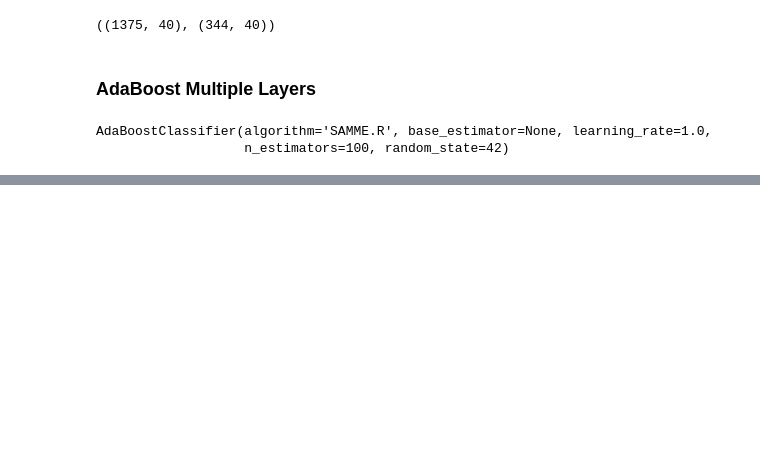
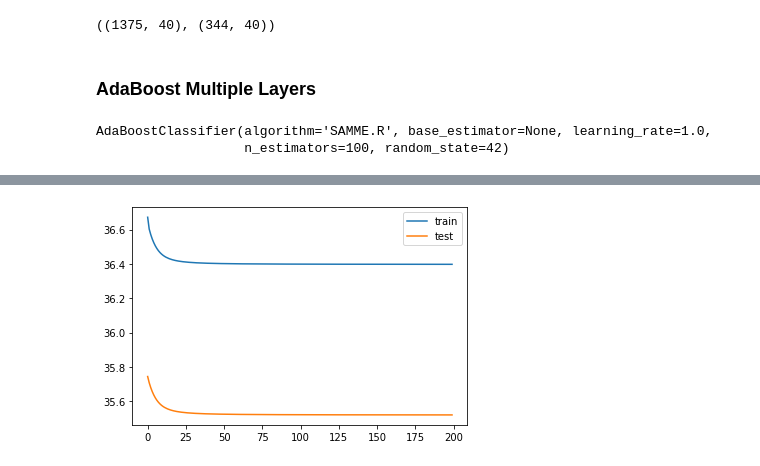
Before and after one commit to lponcec94/PolyWorks, a Jupyter notebook: semana_7/Semana_7_Autoencoder.ipynb, the cells around one changed output, grey strips where cells are left out. Saved outputs shown, nothing was run; the diff lists cells and outputs as text; code cells hidden in the pictures; blank space fills up the shorter version.

```diff
--- a/semana_7/Semana_7_Autoencoder.ipynb
+++ b/semana_7/Semana_7_Autoencoder.ipynb
@@ -867,0 +914,7 @@ weighted avg       0.62      0.62      0.60       344
+# %%
+decoded = layers.Dense(200, activation='sigmoid')(encoded)
+decoded = layers.Dense(400, activation='sigmoid')(decoded)
+decoded = layers.Dense(n_features, activation='sigmoid')(decoded)
+# %%
+# maps an input to its reconstruction
+autoencoder = Model(inputs=input, outputs=decoded)
@@ -867,0 +923,5 @@ weighted avg       0.62      0.62      0.60       344
+# %%
+autoencoder.compile(loss='mse', optimizer=optimizers.SGD(learning_rate=0.1), metrics=['accuracy'])
+# %%
+history = autoencoder.fit(X_train, X_train, epochs=200, batch_size=32, shuffle=True,
+                verbose=1, validation_data=(X_test, X_test))
@@ -867,0 +946,7 @@ weighted avg       0.62      0.62      0.60       344
+# %%
+plt.plot(history.history['loss'], label='train')
+plt.plot(history.history['val_loss'], label='test')
+plt.legend()
+plt.show();
+# %% [output]
+[figure, added]
```
Also changed, not shown: parts of 46 cells of this notebook.
